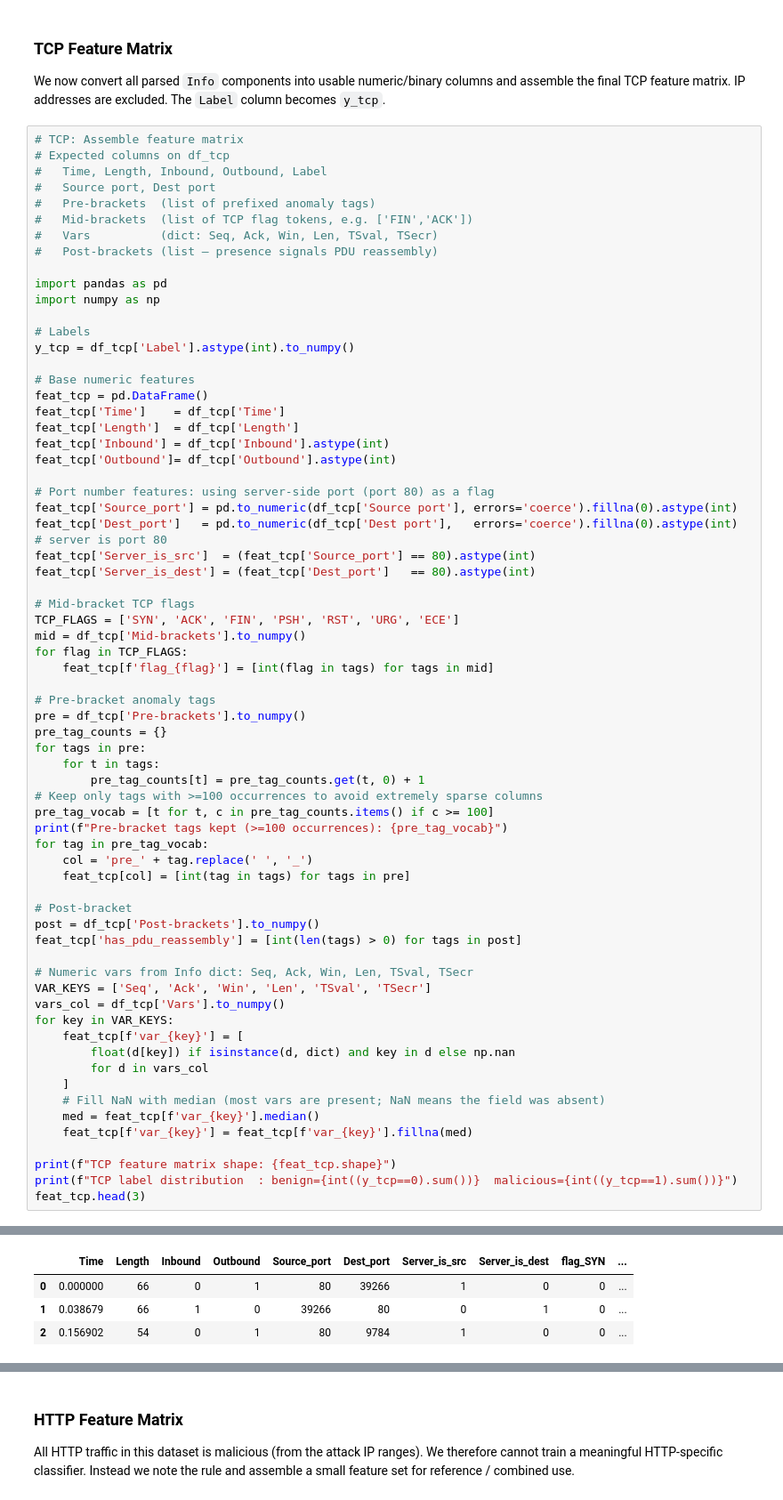
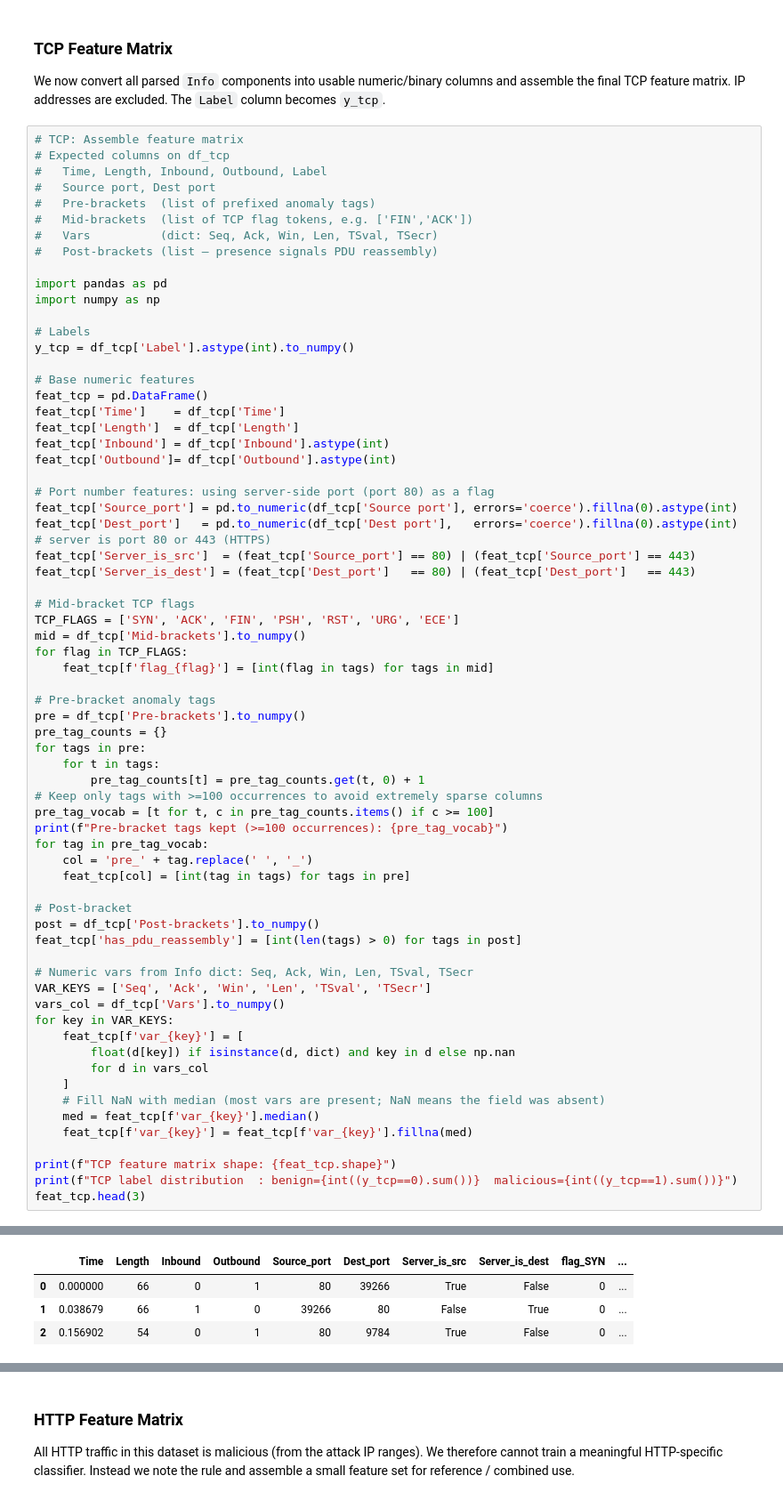
Before and after one commit to anders520/DoS-Classifier, a Jupyter notebook: classifier_extended.ipynb, the cells around one changed output, grey strips where cells are left out. Shown at 89% size. Cells and saved outputs as stored; diff of their text form.

```diff
--- a/classifier_extended.ipynb
+++ b/classifier_extended.ipynb
@@ -590,9 +590,9 @@ feat_tcp['Outbound']= df_tcp['Outbound'].astype(int)
 # Port number features: using server-side port (port 80) as a flag
 feat_tcp['Source_port'] = pd.to_numeric(df_tcp['Source port'], errors='coerce').fillna(0).astype(int)
 feat_tcp['Dest_port']   = pd.to_numeric(df_tcp['Dest port'],   errors='coerce').fillna(0).astype(int)
-# server is port 80
-feat_tcp['Server_is_src']  = (feat_tcp['Source_port'] == 80).astype(int)
-feat_tcp['Server_is_dest'] = (feat_tcp['Dest_port']   == 80).astype(int)
+# server is port 80 or 443 (HTTPS)
+feat_tcp['Server_is_src']  = (feat_tcp['Source_port'] == 80) | (feat_tcp['Source_port'] == 443)
+feat_tcp['Server_is_dest'] = (feat_tcp['Dest_port']   == 80) | (feat_tcp['Dest_port']   == 443)
 
 # Mid-bracket TCP flags
 TCP_FLAGS = ['SYN', 'ACK', 'FIN', 'PSH', 'RST', 'URG', 'ECE']
@@ -610,36 +610,36 @@ for tags in pre:
 pre_tag_vocab = [t for t, c in pre_tag_counts.items() if c >= 100]
 print(f"Pre-bracket tags kept (>=100 occurrences): {pre_tag_vocab}")
 for tag in pre_tag_vocab:
     col = 'pre_' + tag.replace(' ', '_')
     feat_tcp[col] = [int(tag in tags) for tags in pre]
 
 # Post-bracket
 post = df_tcp['Post-brackets'].to_numpy()
 feat_tcp['has_pdu_reassembly'] = [int(len(tags) > 0) for tags in post]
 
 # Numeric vars from Info dict: Seq, Ack, Win, Len, TSval, TSecr
 VAR_KEYS = ['Seq', 'Ack', 'Win', 'Len', 'TSval', 'TSecr']
 vars_col = df_tcp['Vars'].to_numpy()
 for key in VAR_KEYS:
     feat_tcp[f'var_{key}'] = [
         float(d[key]) if isinstance(d, dict) and key in d else np.nan
         for d in vars_col
     ]
     # Fill NaN with median (most vars are present; NaN means the field was absent)
     med = feat_tcp[f'var_{key}'].median()
     feat_tcp[f'var_{key}'] = feat_tcp[f'var_{key}'].fillna(med)
 
 print(f"TCP feature matrix shape: {feat_tcp.shape}")
 print(f"TCP label distribution  : benign={int((y_tcp==0).sum())}  malicious={int((y_tcp==1).sum())}")
 feat_tcp.head(3)
 # %% [output]
 Pre-bracket tags kept (>=100 occurrences): ['TCP ACKed unseen segment', 'TCP Previous segment not captured', 'TCP Retransmission', 'TCP Port numbers reused', 'TCP Keep-Alive', 'TCP Keep-Alive ACK', 'T ...
 TCP feature matrix shape: (2088781, 30)
 TCP label distribution  : benign=2061928  malicious=26853
 |  | Time | Length | Inbound | Outbound | Source_port | Dest_port | Server_is_src | Server_is_dest | flag_SYN | ... |
-| 0 | 0.000000 | 66 | 0 | 1 | 80 | 39266 | 1 | 0 | 0 | ... |
-| 1 | 0.038679 | 66 | 1 | 0 | 39266 | 80 | 0 | 1 | 0 | ... |
-| 2 | 0.156902 | 54 | 0 | 1 | 80 | 9784 | 1 | 0 | 0 | ... |
+| 0 | 0.000000 | 66 | 0 | 1 | 80 | 39266 | True | False | 0 | ... |
+| 1 | 0.038679 | 66 | 1 | 0 | 39266 | 80 | False | True | 0 | ... |
+| 2 | 0.156902 | 54 | 0 | 1 | 80 | 9784 | True | False | 0 | ... |
 3 rows × 30 columns
 # %% [markdown]
 ### HTTP Feature Matrix
```
